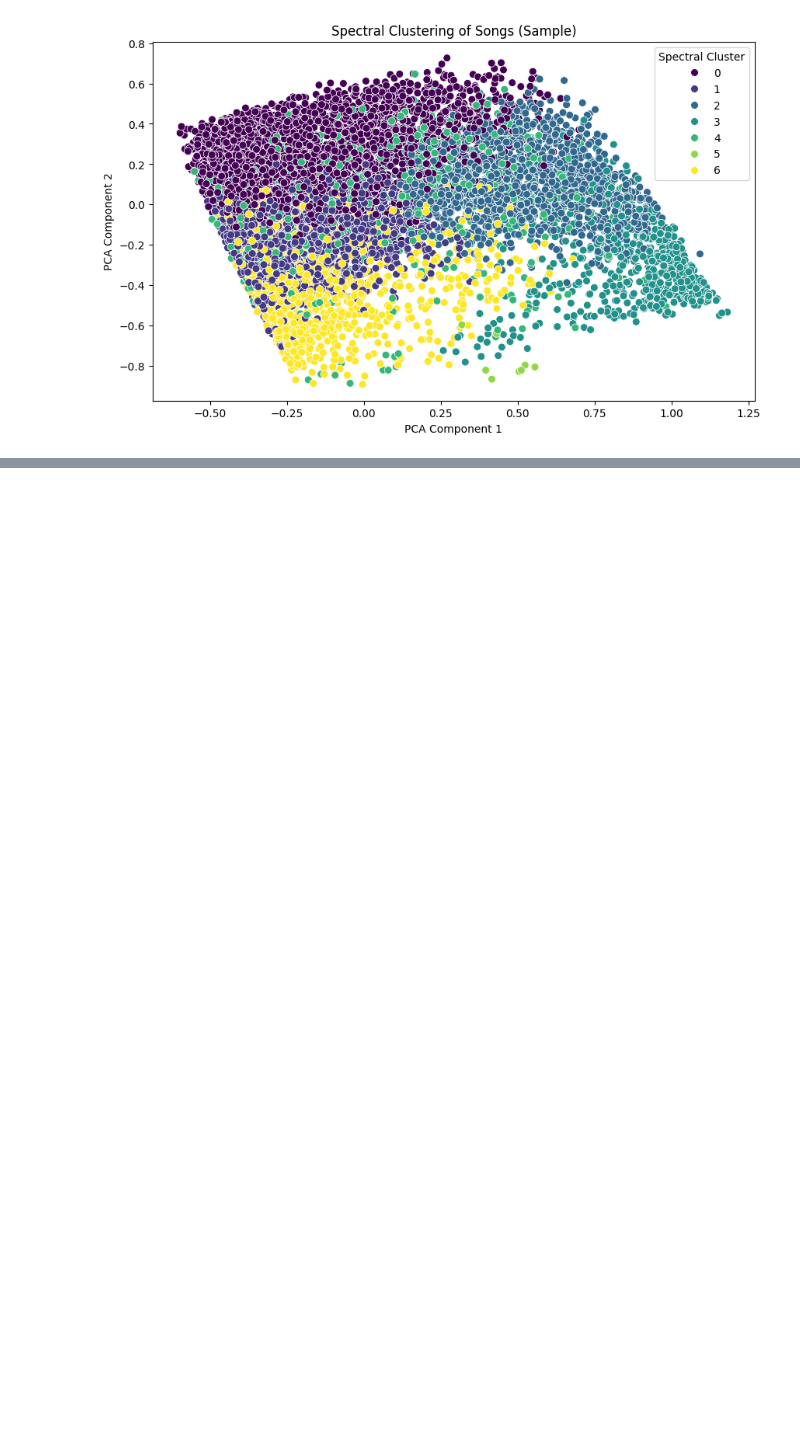
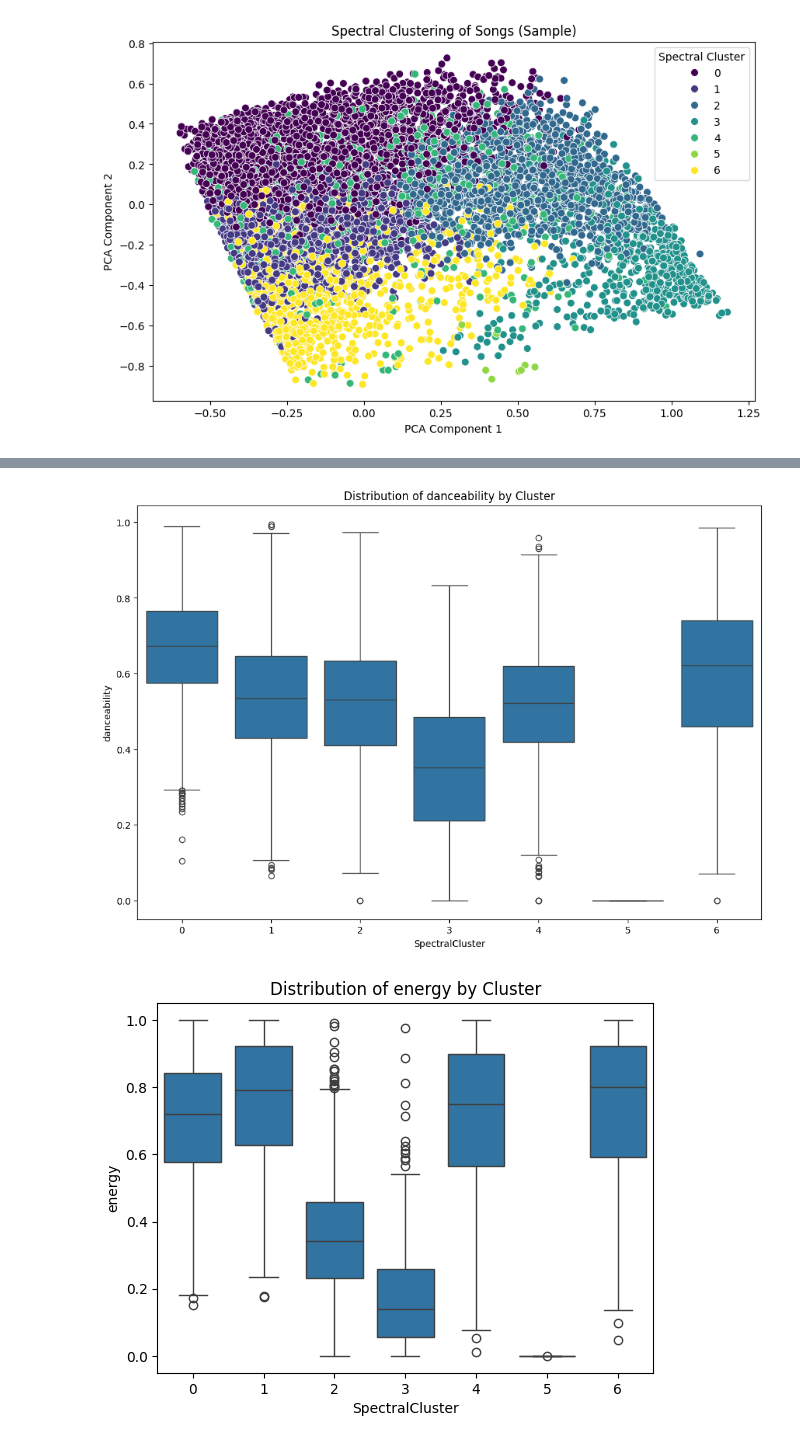
Before and after one commit to Ayafahim/computational_tools_project, a Jupyter notebook: graph_clustering.ipynb, the cells around one changed output, grey strips where cells are left out. Drawn from its saved outputs; the diff is of its cells as text; code cells hidden in the pictures; blank space fills up the shorter version.

Commit message:
Silhouette Score & boxplot created

```diff
--- a/graph_clustering.ipynb
+++ b/graph_clustering.ipynb
@@ -164,0 +195,12 @@ plt.show()
+# %%
+import seaborn as sns
+import matplotlib.pyplot as plt
+
+plt.figure(figsize=(12, 8))
+for feature in clustering_features:
+    sns.boxplot(x='SpectralCluster', y=feature, data=X_sample)
+    plt.title(f"Distribution of {feature} by Cluster")
+    plt.show()
+# %% [output]
+[figure, added]
+[figure, added]
```
Also changed, not shown: parts of 6 cells of this notebook.
